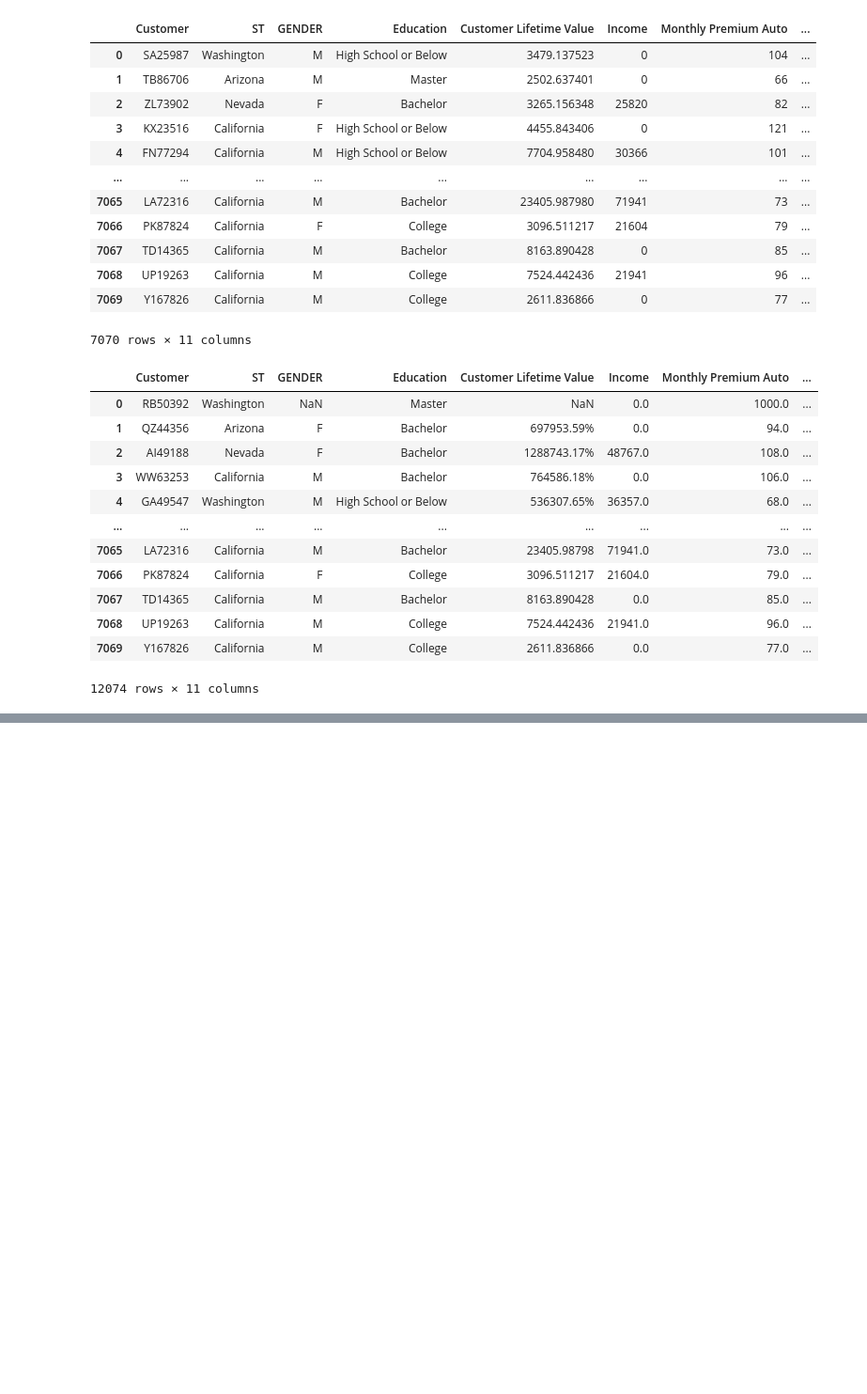
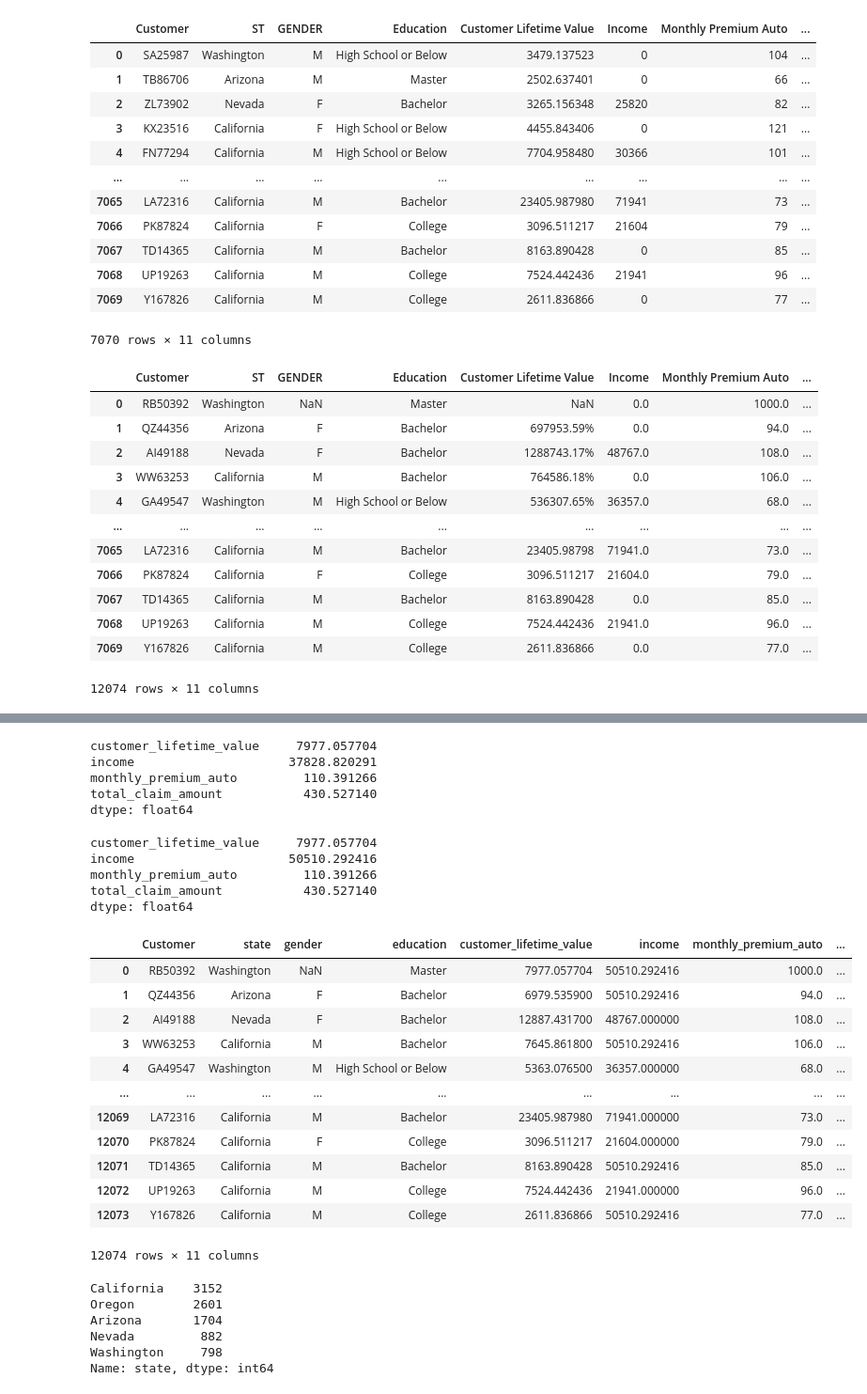
Before and after one commit to asierbilbao/IronLab, a Jupyter notebook: Week 2/Day 6/Customer_Analysis_Case_Study/Lab Case Study - insurances.ipynb, the cells around one changed output, grey strips where cells are left out. Shown at 94% size. Drawn from its saved outputs; the diff is of its cells as text; code cells hidden in the pictures; blank space fills up the shorter version.

```diff
--- a/Week 2/Day 6/Customer_Analysis_Case_Study/Lab Case Study - insurances.ipynb
+++ b/Week 2/Day 6/Customer_Analysis_Case_Study/Lab Case Study - insurances.ipynb
@@ -270,0 +308,2 @@ dataframe_clients
+# %%
+dataframe_clients = dataframe_clients.rename({"ST":"state", "GENDER":"gender", "Education":"education", "Customer Lifetime Value":"customer_lifetime_value", "Income":"income", "Monthly Premium Auto":"monthly_premium_auto", "Number of Open Complaints":"number_of_open_complaints", "Policy Type":"policy_type", "Vehicle Class":"vehicle_class", "Total Claim Amount":"total_claim_amount"}, axis=1)
@@ -270,0 +331,56 @@ dataframe_clients
+# %%
+dataframe_clients.mean()
+# %% [output]
+customer_lifetime_value     7977.057704
+income                     37828.820291
+monthly_premium_auto         110.391266
+total_claim_amount           430.527140
+dtype: float64
+# %%
+dataframe_clients.loc[dataframe_clients['income']==0, 'income'] = None
+dataframe_clients.loc[dataframe_clients['customer_lifetime_value']==0, 'customer_lifetime_value'] = None
+dataframe_clients.loc[dataframe_clients['monthly_premium_auto']==0, 'monthly_premium_auto'] = None
+dataframe_clients.loc[dataframe_clients['total_claim_amount']==0, 'total_claim_amount'] = None
+# %%
+dataframe_clients['income'] = dataframe_clients['income'].astype(float)
+dataframe_clients['customer_lifetime_value'] = dataframe_clients['customer_lifetime_value'].astype(float)
+dataframe_clients['monthly_premium_auto'] = dataframe_clients['monthly_premium_auto'].astype(float)
+dataframe_clients['total_claim_amount'] = dataframe_clients['total_claim_amount'].astype(float)
+# %%
+dataframe_clients.mean()
+# %% [output]
+customer_lifetime_value     7977.057704
+income                     50510.292416
+monthly_premium_auto         110.391266
+total_claim_amount           430.527140
+dtype: float64
+# %%
+dataframe_clients["income"] = dataframe_clients[["income"]].fillna(value=dataframe_clients.income.mean())
+dataframe_clients["customer_lifetime_value"] = dataframe_clients[["customer_lifetime_value"]].fillna(value=dataframe_clients.customer_lifetime_value.mean())
+dataframe_clients["monthly_premium_auto"] = dataframe_clients[["monthly_premium_auto"]].fillna(value=dataframe_clients.monthly_premium_auto.mean())
+dataframe_clients["total_claim_amount"] = dataframe_clients[["total_claim_amount"]].fillna(value=dataframe_clients.total_claim_amount.mean())
+# %%
+dataframe_clients
+# %% [output]
+|  | Customer | state | gender | education | customer_lifetime_value | income | monthly_premium_auto | ... |
+| 0 | RB50392 | Washington | NaN | Master | 7977.057704 | 50510.292416 | 1000.0 | ... |
+| 1 | QZ44356 | Arizona | F | Bachelor | 6979.535900 | 50510.292416 | 94.0 | ... |
+| 2 | AI49188 | Nevada | F | Bachelor | 12887.431700 | 48767.000000 | 108.0 | ... |
+| 3 | WW63253 | California | M | Bachelor | 7645.861800 | 50510.292416 | 106.0 | ... |
+| 4 | GA49547 | Washington | M | High School or Below | 5363.076500 | 36357.000000 | 68.0 | ... |
+| ... | ... | ... | ... | ... | ... | ... | ... | ... |
+| 12069 | LA72316 | California | M | Bachelor | 23405.987980 | 71941.000000 | 73.0 | ... |
+| 12070 | PK87824 | California | F | College | 3096.511217 | 21604.000000 | 79.0 | ... |
+| 12071 | TD14365 | California | M | Bachelor | 8163.890428 | 50510.292416 | 85.0 | ... |
+| 12072 | UP19263 | California | M | College | 7524.442436 | 21941.000000 | 96.0 | ... |
+| 12073 | Y167826 | California | M | College | 2611.836866 | 50510.292416 | 77.0 | ... |
+12074 rows × 11 columns
+# %%
+dataframe_clients['state'].value_counts()
+# %% [output]
+California    3152
+Oregon        2601
+Arizona       1704
+Nevada         882
+Washington     798
+Name: state, dtype: int64
```
Also changed, not shown: parts of 22 cells of this notebook.
